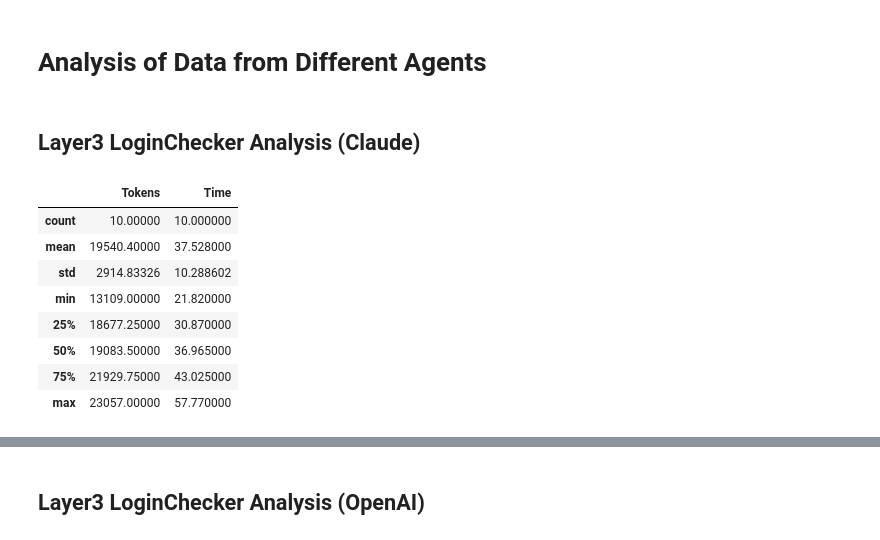
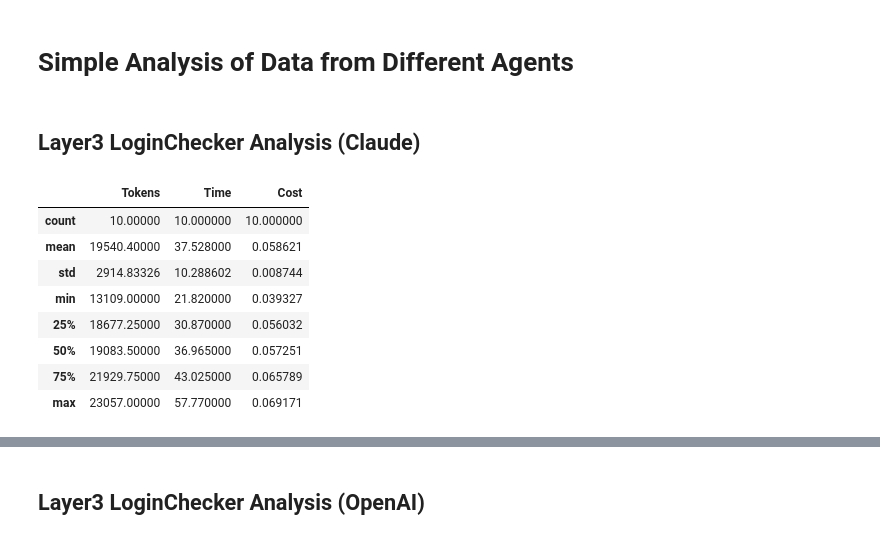
Before and after one commit to agupagu/multi-agent-fyp, a Jupyter notebook: agents_main/DataAnalysis.ipynb, the cells around one changed output, grey strips where cells are left out. Cells and saved outputs as stored; diff of their text form; code cells hidden in the pictures.

Commit message:
changes to data analysis

```diff
--- a/agents_main/DataAnalysis.ipynb
+++ b/agents_main/DataAnalysis.ipynb
@@ -6,19 +7,20 @@ import seaborn as sns
 claude_input_price = 0.000003
 openai_input_price = 0.0000025
 # %% [markdown]
-# Analysis of Data from Different Agents
+# Simple Analysis of Data from Different Agents
 # %% [markdown]
 ## Layer3 LoginChecker Analysis (Claude)
 # %%
 Layer3_LoginChecker_Claude_df = pd.read_excel('FYP Data.xlsx', sheet_name='Layer3 LoginChecker Claude')
+Layer3_LoginChecker_Claude_df['Cost'] = Layer3_LoginChecker_Claude_df['Tokens'] * claude_input_price
 Layer3_LoginChecker_Claude_df.describe()
 # %% [output]
-|  | Tokens | Time |
-| count | 10.00000 | 10.000000 |
-| mean | 19540.40000 | 37.528000 |
-| std | 2914.83326 | 10.288602 |
-| min | 13109.00000 | 21.820000 |
-| 25% | 18677.25000 | 30.870000 |
-| 50% | 19083.50000 | 36.965000 |
-| 75% | 21929.75000 | 43.025000 |
-| max | 23057.00000 | 57.770000 |
+|  | Tokens | Time | Cost |
+| count | 10.00000 | 10.000000 | 10.000000 |
+| mean | 19540.40000 | 37.528000 | 0.058621 |
+| std | 2914.83326 | 10.288602 | 0.008744 |
+| min | 13109.00000 | 21.820000 | 0.039327 |
+| 25% | 18677.25000 | 30.870000 | 0.056032 |
+| 50% | 19083.50000 | 36.965000 | 0.057251 |
+| 75% | 21929.75000 | 43.025000 | 0.065789 |
+| max | 23057.00000 | 57.770000 | 0.069171 |
```
Also changed, not shown: parts of 26 cells of this notebook, 1 other file.
